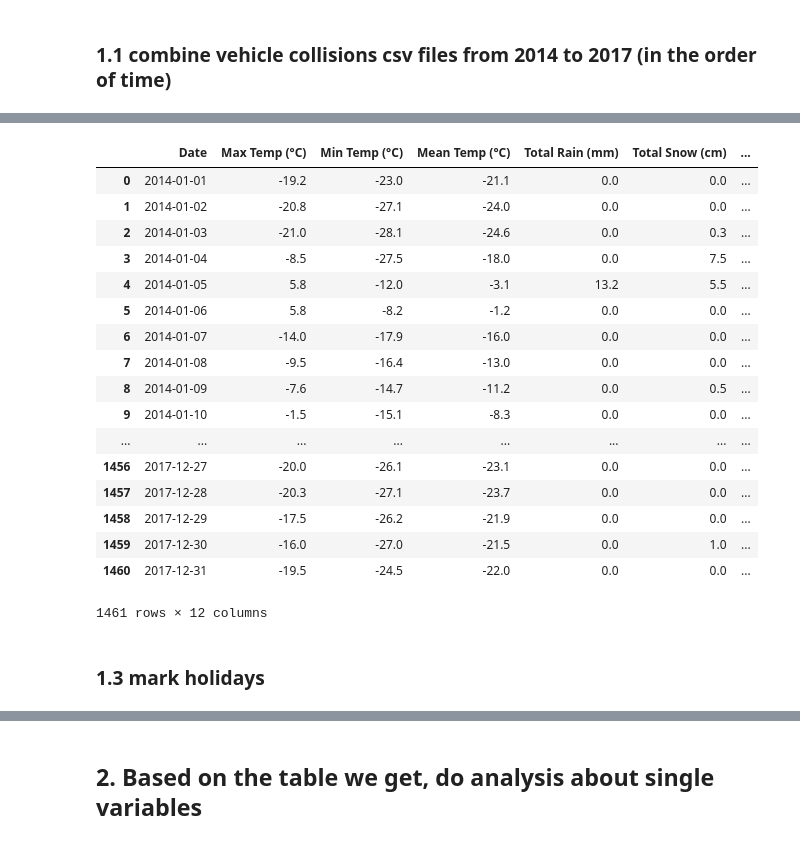
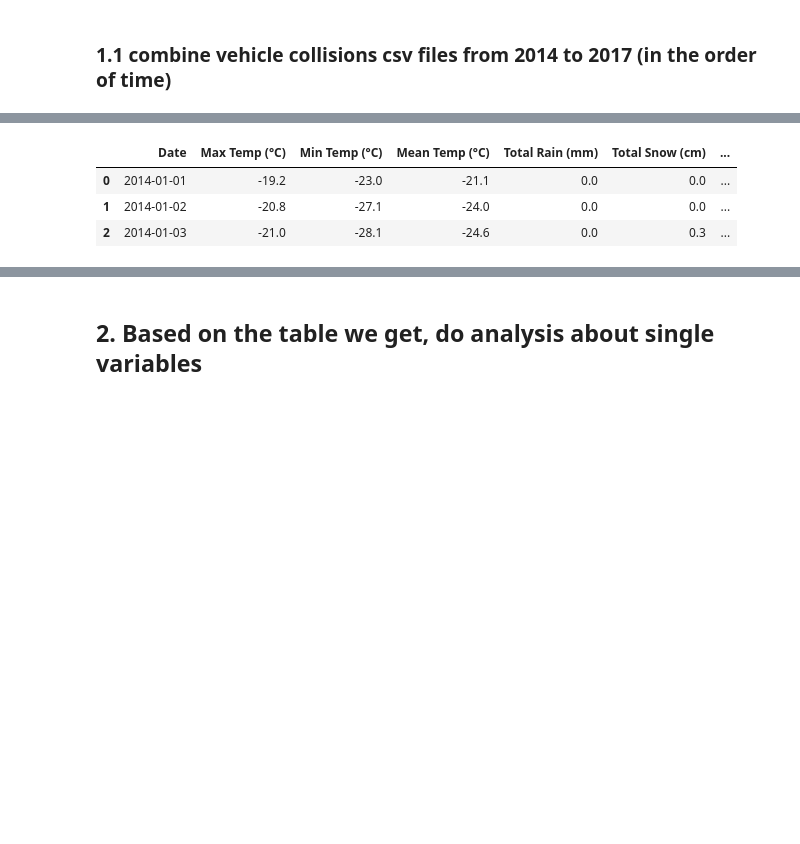
Before and after one commit to akiencore/collisionInOttawa2014to2017, a Jupyter notebook: HPIntegration_Analysis.ipynb, the cells around one changed output, grey strips where cells are left out. Saved outputs shown, nothing was run; the diff lists cells and outputs as text; code cells hidden in the pictures; blank space fills up the shorter version.

```diff
--- a/HPIntegration_Analysis.ipynb
+++ b/HPIntegration_Analysis.ipynb
@@ -85,34 +98,32 @@ df_csv1417
 # %%
 wt1417 = pd.read_csv("weather1417.csv")
 
 casesByDay = df_csv1417.groupby(['Date']).size().tolist()
 wt1417["Number of Collisions"] = casesByDay
 
 wt1417["Date"] = pd.to_datetime(wt1417["Date"])
 
 wt1417["Year"] = wt1417["Date"].apply(lambda x: x.year)
 wt1417["Month"] = wt1417["Date"].apply(lambda x: x.month)
 wt1417["Day in month"] = wt1417["Date"].apply(lambda x: x.day)
 
-wt1417
+hd1417 = pd.read_csv('holiday1417.csv')
+hd1417["Date"] = pd.to_datetime(hd1417["Date"])
+
+holidays = hd1417["Date"].tolist()
+
+for idx, row in hd1417.iterrows():
+    wt1417.loc[wt1417["Date"] == row['Date'], 'Holiday'] = row['Holiday']
+    df_csv1417.loc[df_csv1417["Date"] == row['Date'], 'Holiday'] = row['Holiday']
+
+wt1417["Holiday"] = wt1417["Holiday"].astype("category")
+df_csv1417["Holiday"] = df_csv1417["Holiday"].astype("category")
+
+wt1417["Day_Of_Week"] = wt1417["Date"].apply(lambda x: DayOfWeek(x))
+
+wt1417.head(3)
 # %% [output]
 |  | Date | Max Temp (°C) | Min Temp (°C) | Mean Temp (°C) | Total Rain (mm) | Total Snow (cm) | ... |
 | 0 | 2014-01-01 | -19.2 | -23.0 | -21.1 | 0.0 | 0.0 | ... |
 | 1 | 2014-01-02 | -20.8 | -27.1 | -24.0 | 0.0 | 0.0 | ... |
 | 2 | 2014-01-03 | -21.0 | -28.1 | -24.6 | 0.0 | 0.3 | ... |
-| 3 | 2014-01-04 | -8.5 | -27.5 | -18.0 | 0.0 | 7.5 | ... |
-| 4 | 2014-01-05 | 5.8 | -12.0 | -3.1 | 13.2 | 5.5 | ... |
-| 5 | 2014-01-06 | 5.8 | -8.2 | -1.2 | 0.0 | 0.0 | ... |
-| 6 | 2014-01-07 | -14.0 | -17.9 | -16.0 | 0.0 | 0.0 | ... |
-| 7 | 2014-01-08 | -9.5 | -16.4 | -13.0 | 0.0 | 0.0 | ... |
-| 8 | 2014-01-09 | -7.6 | -14.7 | -11.2 | 0.0 | 0.5 | ... |
-| 9 | 2014-01-10 | -1.5 | -15.1 | -8.3 | 0.0 | 0.0 | ... |
-| ... | ... | ... | ... | ... | ... | ... | ... |
-| 1456 | 2017-12-27 | -20.0 | -26.1 | -23.1 | 0.0 | 0.0 | ... |
-| 1457 | 2017-12-28 | -20.3 | -27.1 | -23.7 | 0.0 | 0.0 | ... |
-| 1458 | 2017-12-29 | -17.5 | -26.2 | -21.9 | 0.0 | 0.0 | ... |
-| 1459 | 2017-12-30 | -16.0 | -27.0 | -21.5 | 0.0 | 1.0 | ... |
-| 1460 | 2017-12-31 | -19.5 | -24.5 | -22.0 | 0.0 | 0.0 | ... |
-1461 rows × 12 columns
-# %% [markdown]
-### 1.3 mark holidays
```
Also changed, not shown: parts of 24 cells of this notebook.
